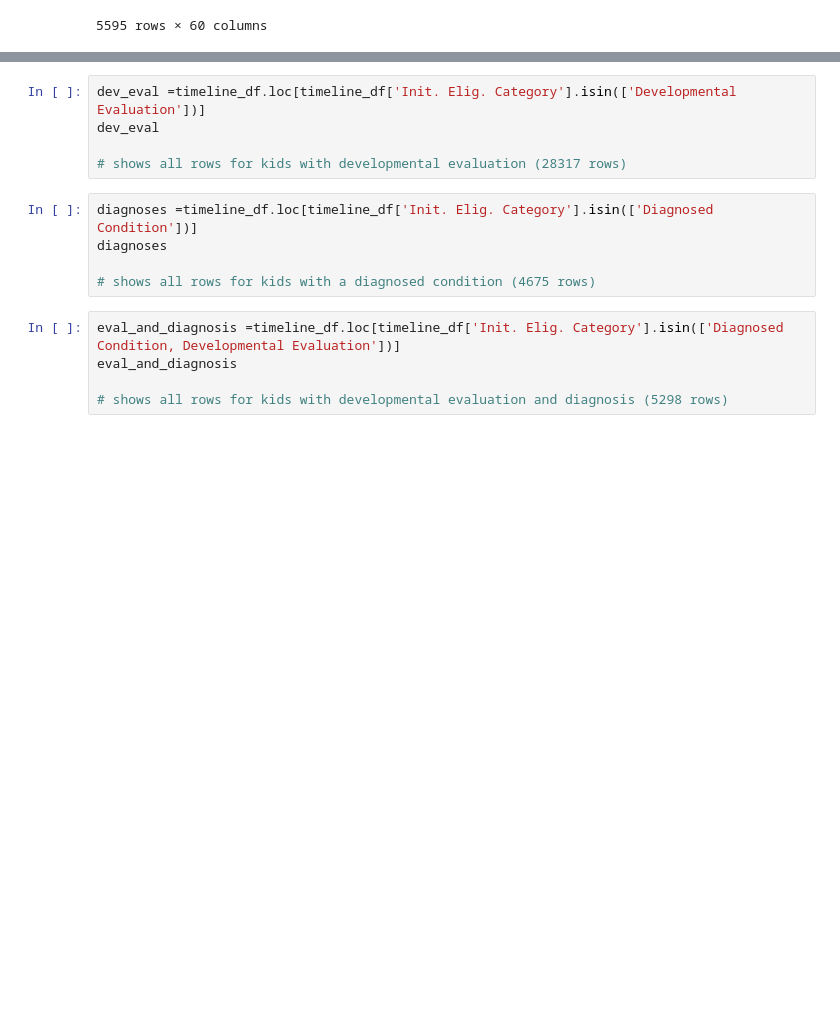
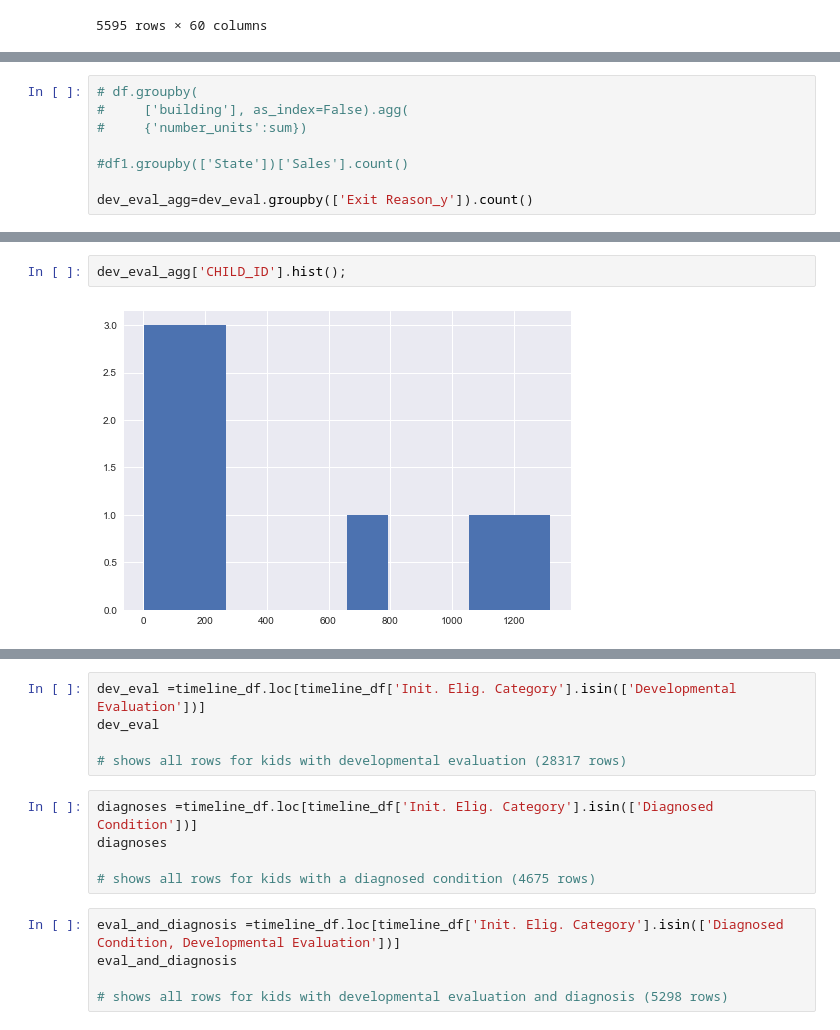
Before and after one commit to NSS-Data-Analytics-Cohort-7/didd-kha-keys-shorts, a Jupyter notebook: Notebooks/rwpartnerprojectEDA.ipynb, the cells around one changed output, grey strips where cells are left out. Drawn from its saved outputs; the diff is of its cells as text; blank space fills up the shorter version.

```diff
--- a/Notebooks/rwpartnerprojectEDA.ipynb
+++ b/Notebooks/rwpartnerprojectEDA.ipynb
@@ -414,0 +596,8 @@ OC3
+# %%
+# df.groupby(
+#     ['building'], as_index=False).agg(
+#     {'number_units':sum})
+
+#df1.groupby(['State'])['Sales'].count()
+
+dev_eval_agg=dev_eval.groupby(['Exit Reason_y']).count()
@@ -414,0 +619,4 @@ OC3
+# %%
+dev_eval_agg['CHILD_ID'].hist();
+# %% [output]
+[figure, added]
```
Also changed, not shown: parts of 54 cells of this notebook.
